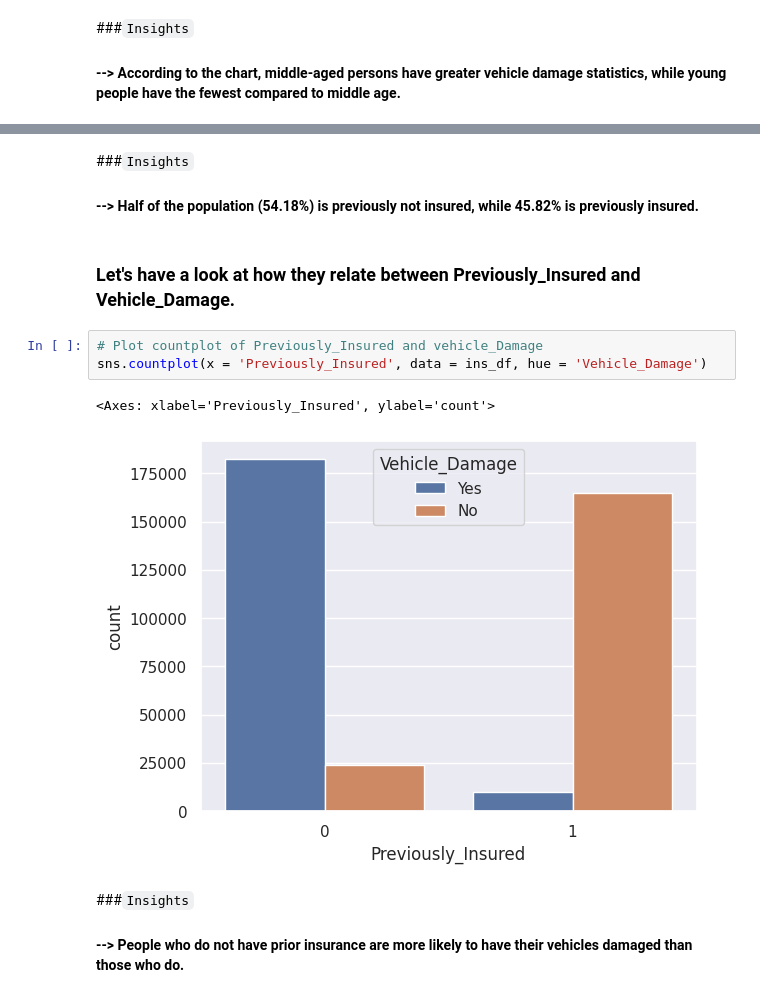
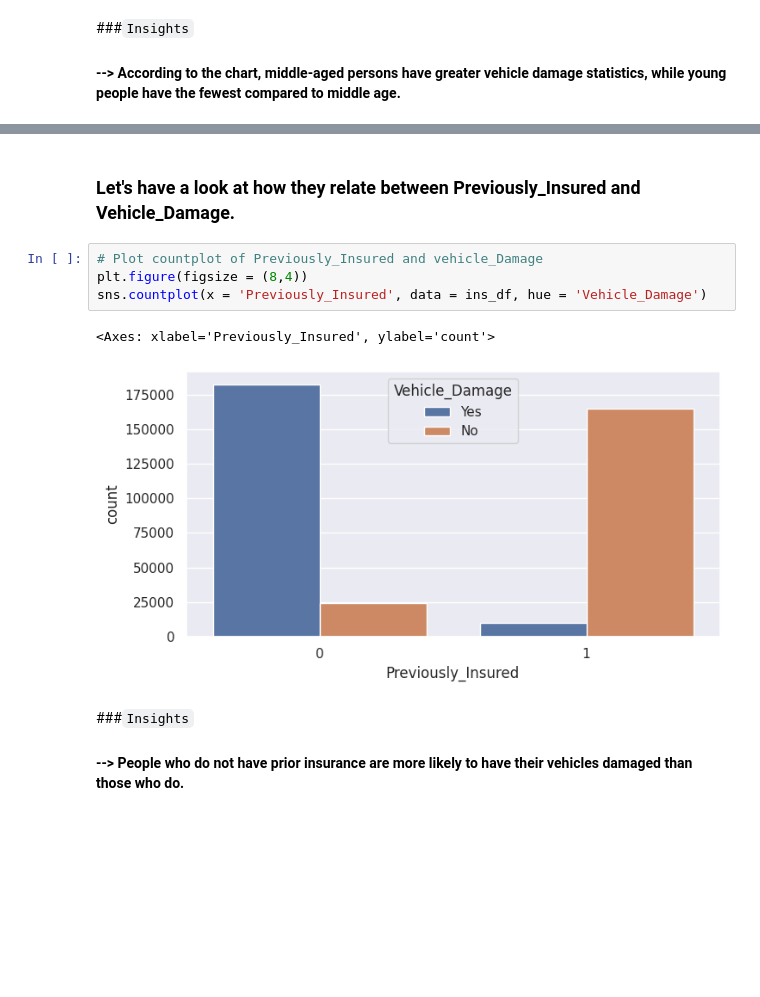
Before and after one commit to gautampatil01/Health-Insurance-Cross-Sell-Prediction, a Jupyter notebook: TRAIN_HEALTH_INSURANCE_CROSS_SELL_PREDICTION.ipynb, the cells around one changed output, grey strips where cells are left out. Cells and saved outputs as stored; diff of their text form; blank space fills up the shorter version.

```diff
--- a/TRAIN_HEALTH_INSURANCE_CROSS_SELL_PREDICTION.ipynb
+++ b/TRAIN_HEALTH_INSURANCE_CROSS_SELL_PREDICTION.ipynb
@@ -364,15 +370,12 @@ plt.show()
-# %% [markdown]
-###`Insights`
-
-#### --> Half of the population (54.18%) is previously not insured, while 45.82% is previously insured.
 # %% [markdown]
 ### Let's have a look at how they relate between Previously_Insured and Vehicle_Damage.
 # %%
 # Plot countplot of Previously_Insured and vehicle_Damage
+plt.figure(figsize = (8,4))
 sns.countplot(x = 'Previously_Insured', data = ins_df, hue = 'Vehicle_Damage')
 # %% [output]
 <Axes: xlabel='Previously_Insured', ylabel='count'>
-[figure, old version]
+[figure, new version]
 # %% [markdown]
 ###`Insights`
 #### --> People who do not have prior insurance are more likely to have their vehicles damaged than those who do.
```
Also changed, not shown: parts of 45 cells of this notebook.
